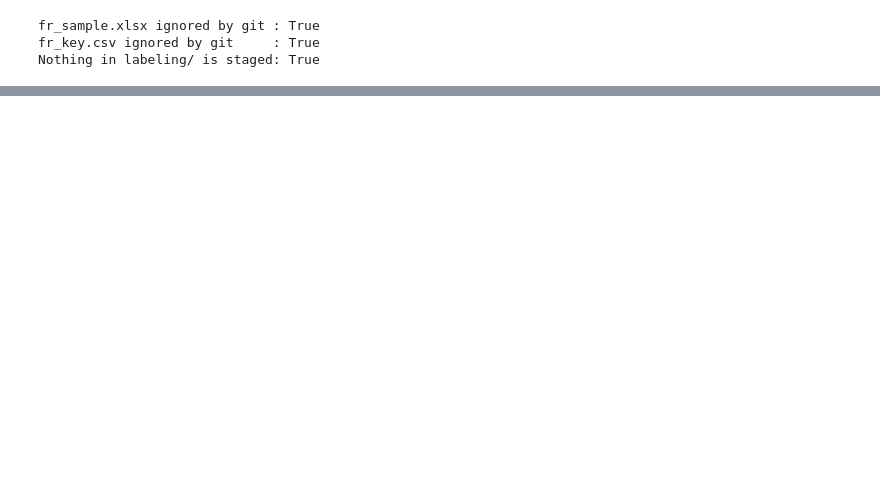
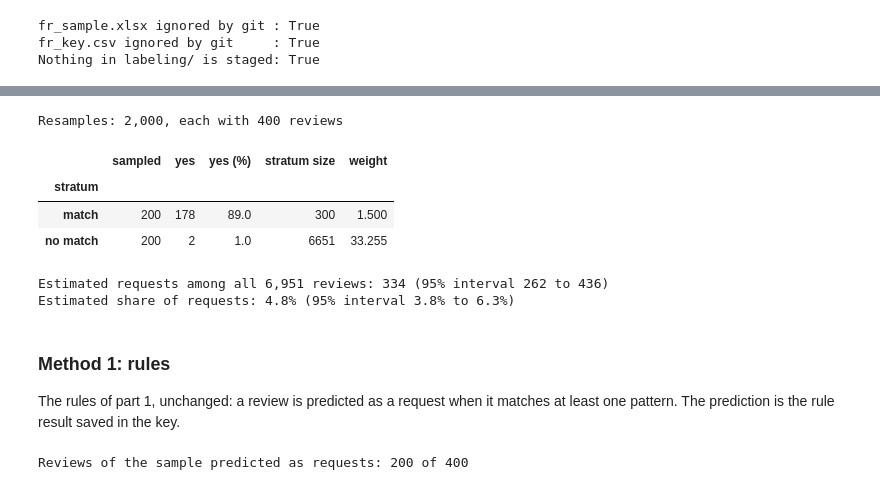
Before and after one commit to paolotroia-datavizlab/trenord-reviews-bertopic, a Jupyter notebook: notebooks/09_feature_requests.ipynb, the cells around one changed output, grey strips where cells are left out. Drawn from its saved outputs; the diff is of its cells as text; code cells hidden in the pictures; blank space fills up the shorter version.

```diff
--- a/notebooks/09_feature_requests.ipynb
+++ b/notebooks/09_feature_requests.ipynb
@@ -340,0 +473,68 @@ Nothing in labeling/ is staged: True
+# %%
+# --- BOOTSTRAP RESAMPLES ---
+# Each resample keeps 200 reviews per stratum, drawn with replacement from that stratum, so the
+# weights stay the same. Positions are row numbers of coded_df, which goes from 0 to 399.
+rng = np.random.default_rng(BOOTSTRAP_SEED)
+match_positions = np.where(coded_df["rule_match"])[0]
+no_match_positions = np.where(~coded_df["rule_match"])[0]
+
+resamples = []
+for i in range(BOOTSTRAP_RESAMPLES):
+    drawn_match = rng.choice(match_positions, size=len(match_positions), replace=True)
+    drawn_no_match = rng.choice(no_match_positions, size=len(no_match_positions), replace=True)
+    resamples.append(np.concatenate([drawn_match, drawn_no_match]))
+
+# Plain arrays, used by every metric below
+y_true = coded_df["my_yes"].to_numpy()
+sample_weights = coded_df["weight"].to_numpy()
+
+print(f"Resamples: {len(resamples):,}, each with {len(resamples[0])} reviews")
+# %% [output]
+Resamples: 2,000, each with 400 reviews
+# %%
+# --- HOW COMMON REQUESTS ARE ---
+# The share of my "yes" in each stratum, then the weighted estimate for all 6,951 reviews
+rows = []
+for in_match, name in [(True, "match"), (False, "no match")]:
+    stratum_rows = coded_df[coded_df["rule_match"] == in_match]
+    n_yes = stratum_rows["my_yes"].sum()
+    rows.append({
+        "stratum": name,
+        "sampled": len(stratum_rows),
+        "yes": n_yes,
+        "yes (%)": round(n_yes / len(stratum_rows) * 100, 1),
+        "stratum size": stratum_size[in_match],
+        "weight": round(stratum_size[in_match] / len(stratum_rows), 3),
+    })
+request_table = pd.DataFrame(rows).set_index("stratum")
+display(request_table)
+
+# Each "yes" counts for as many reviews as its weight
+estimated_requests = (sample_weights * y_true).sum()
+
+boot_requests = []
+for positions in resamples:
+    boot_requests.append((sample_weights[positions] * y_true[positions]).sum())
+requests_low, requests_high = np.percentile(boot_requests, [2.5, 97.5])
+
+n_all = len(italian_df)
+print(f"Estimated requests among all {n_all:,} reviews: {estimated_requests:,.0f} (95% interval {requests_low:,.0f} to {requests_high:,.0f})")
+print(f"Estimated share of requests: {estimated_requests / n_all * 100:.1f}% (95% interval {requests_low / n_all * 100:.1f}% to {requests_high / n_all * 100:.1f}%)")
+# %% [output]
+|  | sampled | yes | yes (%) | stratum size | weight |
+| stratum |  |  |  |  |  |
+| match | 200 | 178 | 89.0 | 300 | 1.500 |
+| no match | 200 | 2 | 1.0 | 6651 | 33.255 |
+Estimated requests among all 6,951 reviews: 334 (95% interval 262 to 436)
+Estimated share of requests: 4.8% (95% interval 3.8% to 6.3%)
+# %% [markdown]
+### Method 1: rules
+
+The rules of part 1, unchanged: a review is predicted as a request when it matches at least one pattern. The prediction is the rule result saved in the key.
+# %%
+# --- METHOD 1: RULES ---
+rule_predictions = coded_df["rule_match"].to_numpy()
+
+print(f"Reviews of the sample predicted as requests: {rule_predictions.sum()} of {len(rule_predictions)}")
+# %% [output]
+Reviews of the sample predicted as requests: 200 of 400
```
Also changed, not shown: parts of 26 cells of this notebook, 2 other files.
